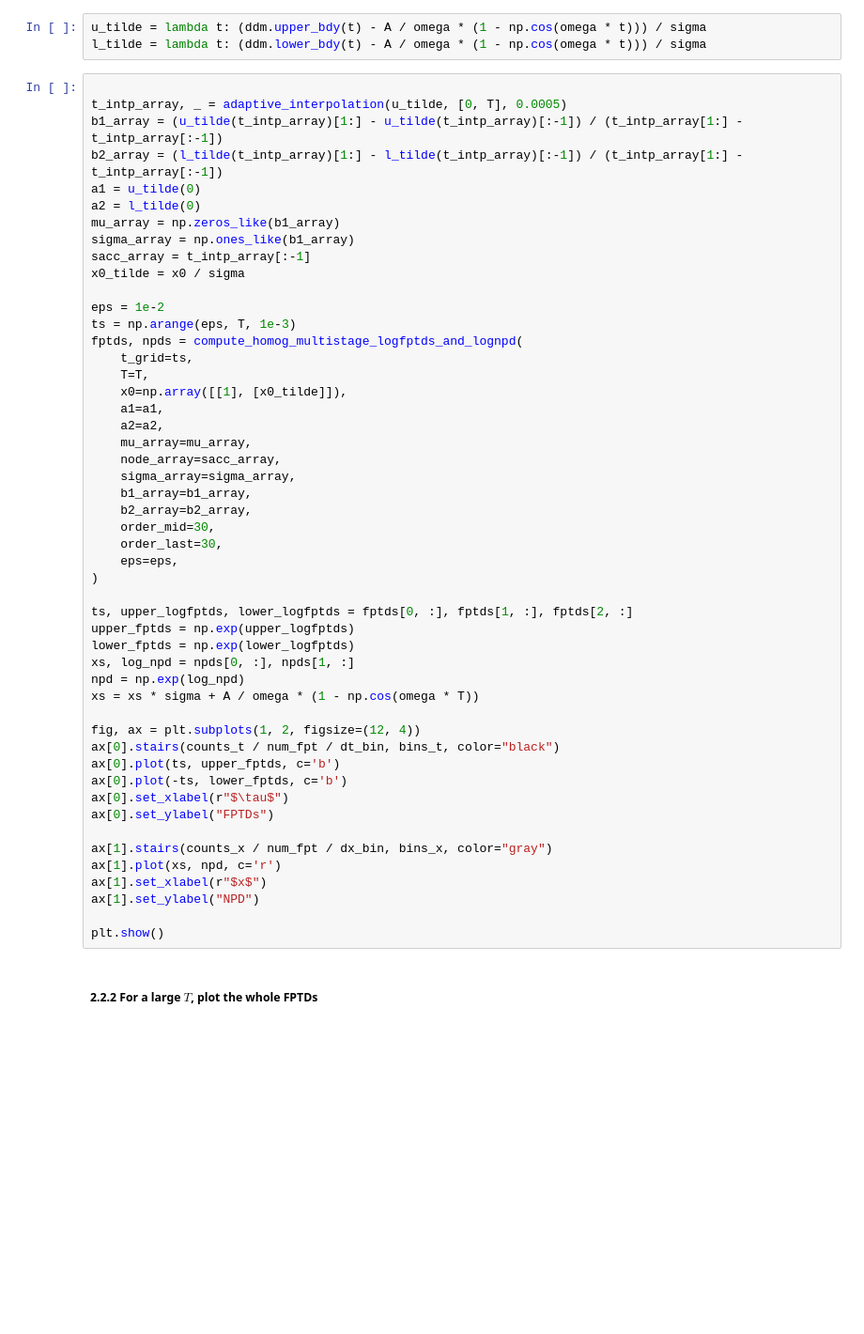
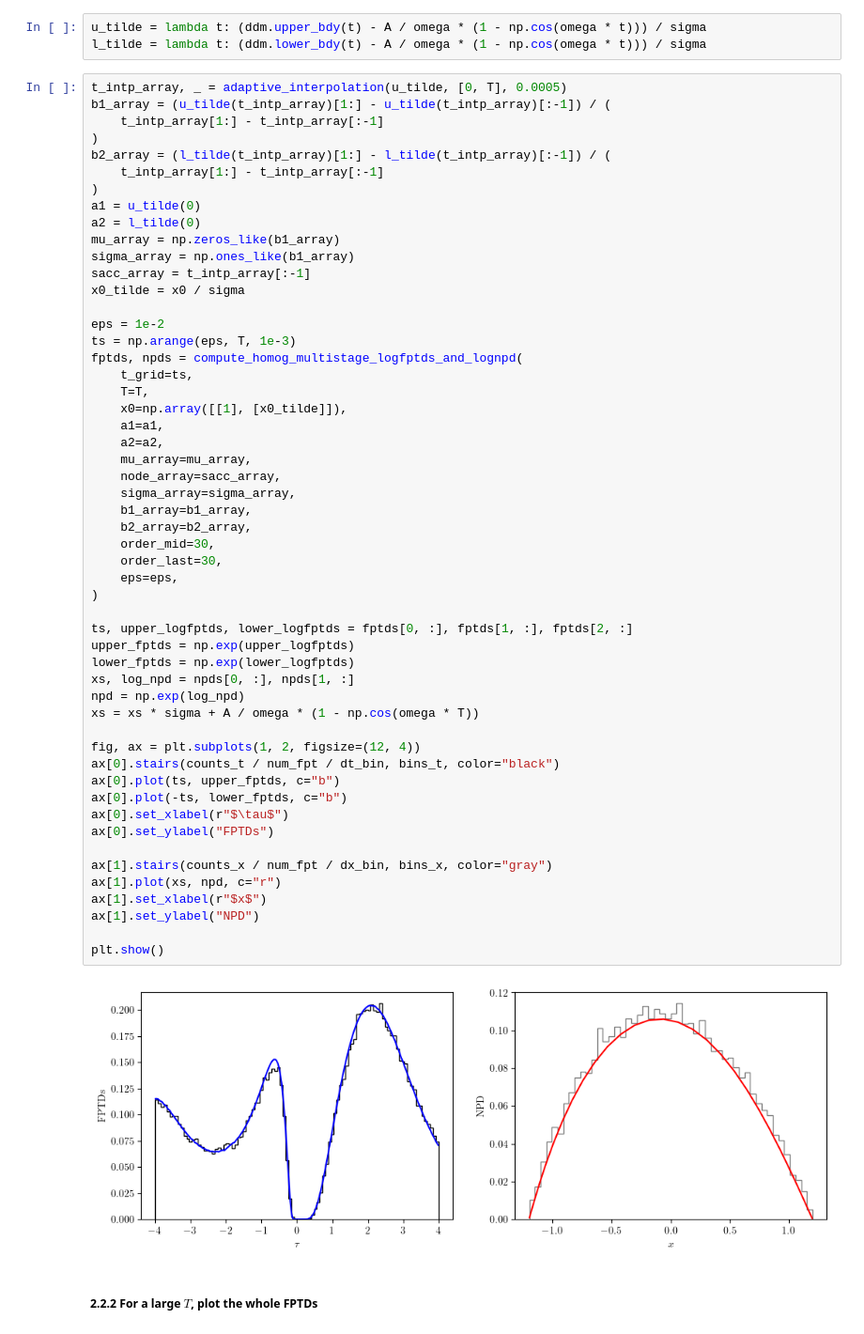
Before and after one commit to RiverFlowsInYou98/efficient-fpt, a Jupyter notebook: examples/example2/example2_multi-stage-approx.ipynb, the cells around one changed output. Shown at 94% size. Saved outputs shown, nothing was run; the diff lists cells and outputs as text; blank space fills up the shorter version.

```diff
--- a/examples/example2/example2_multi-stage-approx.ipynb
+++ b/examples/example2/example2_multi-stage-approx.ipynb
@@ -103,10 +130,13 @@ dx_bin = bins_x[1] - bins_x[0]
 u_tilde = lambda t: (ddm.upper_bdy(t) - A / omega * (1 - np.cos(omega * t))) / sigma
 l_tilde = lambda t: (ddm.lower_bdy(t) - A / omega * (1 - np.cos(omega * t))) / sigma
 # %%
-
 t_intp_array, _ = adaptive_interpolation(u_tilde, [0, T], 0.0005)
-b1_array = (u_tilde(t_intp_array)[1:] - u_tilde(t_intp_array)[:-1]) / (t_intp_array[1:] - t_intp_array[:-1])
-b2_array = (l_tilde(t_intp_array)[1:] - l_tilde(t_intp_array)[:-1]) / (t_intp_array[1:] - t_intp_array[:-1])
+b1_array = (u_tilde(t_intp_array)[1:] - u_tilde(t_intp_array)[:-1]) / (
+    t_intp_array[1:] - t_intp_array[:-1]
+)
+b2_array = (l_tilde(t_intp_array)[1:] - l_tilde(t_intp_array)[:-1]) / (
+    t_intp_array[1:] - t_intp_array[:-1]
+)
 a1 = u_tilde(0)
 a2 = l_tilde(0)
 mu_array = np.zeros_like(b1_array)
@@ -122,36 +152,38 @@ fptds, npds = compute_homog_multistage_logfptds_and_lognpd(
     x0=np.array([[1], [x0_tilde]]),
     a1=a1,
     a2=a2,
     mu_array=mu_array,
     node_array=sacc_array,
     sigma_array=sigma_array,
     b1_array=b1_array,
     b2_array=b2_array,
     order_mid=30,
     order_last=30,
     eps=eps,
 )
 
 ts, upper_logfptds, lower_logfptds = fptds[0, :], fptds[1, :], fptds[2, :]
 upper_fptds = np.exp(upper_logfptds)
 lower_fptds = np.exp(lower_logfptds)
 xs, log_npd = npds[0, :], npds[1, :]
 npd = np.exp(log_npd)
 xs = xs * sigma + A / omega * (1 - np.cos(omega * T))
 
 fig, ax = plt.subplots(1, 2, figsize=(12, 4))
 ax[0].stairs(counts_t / num_fpt / dt_bin, bins_t, color="black")
-ax[0].plot(ts, upper_fptds, c='b')
-ax[0].plot(-ts, lower_fptds, c='b')
+ax[0].plot(ts, upper_fptds, c="b")
+ax[0].plot(-ts, lower_fptds, c="b")
 ax[0].set_xlabel(r"$\tau$")
 ax[0].set_ylabel("FPTDs")
 
 ax[1].stairs(counts_x / num_fpt / dx_bin, bins_x, color="gray")
-ax[1].plot(xs, npd, c='r')
+ax[1].plot(xs, npd, c="r")
 ax[1].set_xlabel(r"$x$")
 ax[1].set_ylabel("NPD")
 
 plt.show()
+# %% [output]
+[figure, added]
 # %% [markdown]
 ##### 2.2.2 For a large $T$, plot the whole FPTDs
 # %%
```
Also changed, not shown: parts of 5 cells of this notebook, 1 other file.
